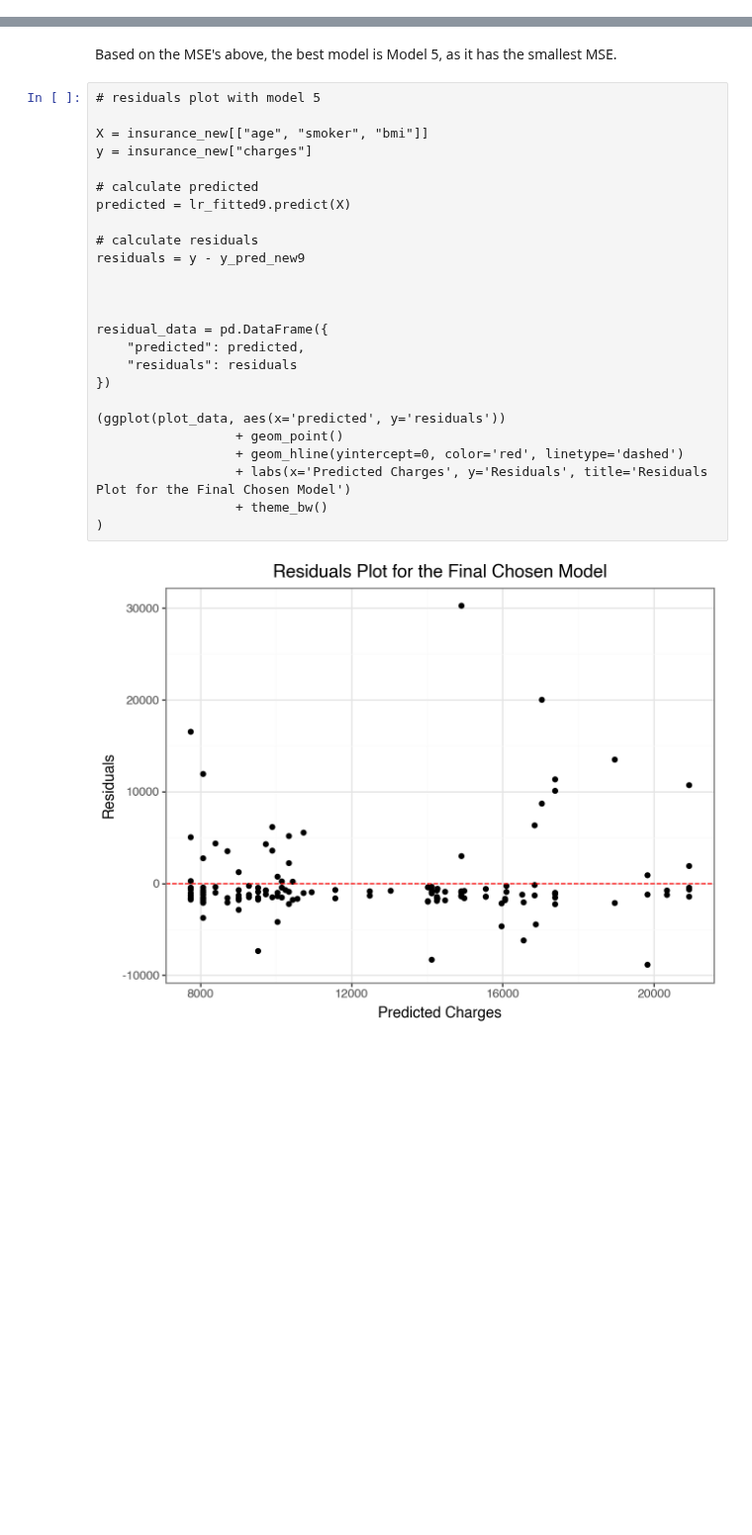
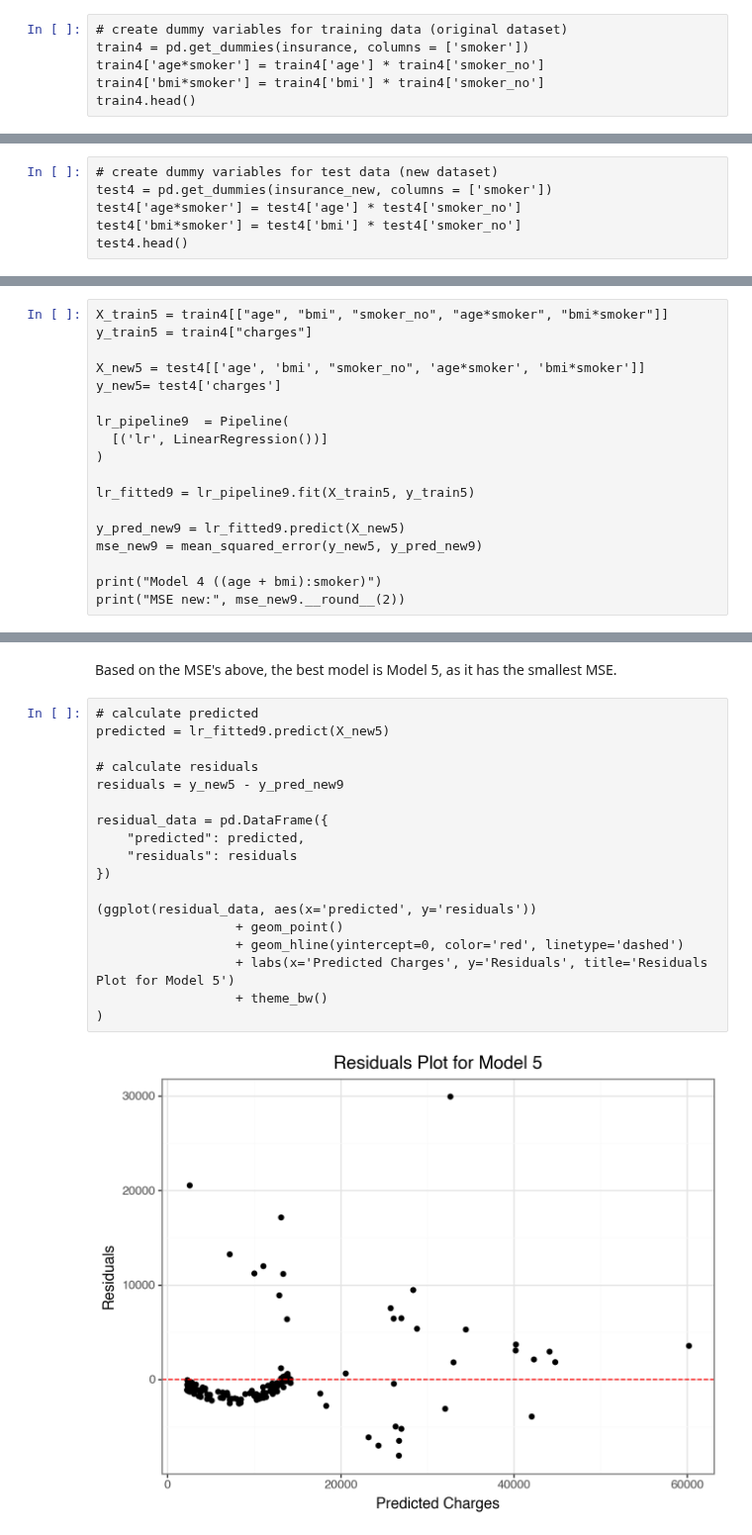
Before and after one commit to chloefeehan/GSB544, a Jupyter notebook: Labs/Lab5/Lab5.ipynb, the cells around one changed output, grey strips where cells are left out. Shown at 99% size. Drawn from its saved outputs; the diff is of its cells as text; blank space fills up the shorter version.

```diff
--- a/Labs/Lab5/Lab5.ipynb
+++ b/Labs/Lab5/Lab5.ipynb
@@ -677,0 +685,6 @@ MSE new: 21844434.59
+# %%
+# create dummy variables for training data (original dataset)
+train4 = pd.get_dummies(insurance, columns = ['smoker'])
+train4['age*smoker'] = train4['age'] * train4['smoker_no']
+train4['bmi*smoker'] = train4['bmi'] * train4['smoker_no']
+train4.head()
@@ -677,0 +698,6 @@ MSE new: 21844434.59
+# %%
+# create dummy variables for test data (new dataset)
+test4 = pd.get_dummies(insurance_new, columns = ['smoker'])
+test4['age*smoker'] = test4['age'] * test4['smoker_no']
+test4['bmi*smoker'] = test4['bmi'] * test4['smoker_no']
+test4.head()
@@ -717,0 +737,18 @@ MSE new: 21656457.87
+# %%
+X_train5 = train4[["age", "bmi", "smoker_no", "age*smoker", "bmi*smoker"]]
+y_train5 = train4["charges"]
+
+X_new5 = test4[['age', 'bmi', "smoker_no", 'age*smoker', 'bmi*smoker']]
+y_new5= test4['charges']
+
+lr_pipeline9  = Pipeline(
+  [('lr', LinearRegression())]
+)
+
+lr_fitted9 = lr_pipeline9.fit(X_train5, y_train5)
+
+y_pred_new9 = lr_fitted9.predict(X_new5)
+mse_new9 = mean_squared_error(y_new5, y_pred_new9)
+
+print("Model 4 ((age + bmi):smoker)")
+print("MSE new:", mse_new9.__round__(2))
@@ -737,29 +791,22 @@ Model 5 MSE:  21656457.866372813
 # %% [markdown]
 Based on the MSE's above, the best model is Model 5, as it has the smallest MSE.
 # %%
-# residuals plot with model 5
-
-X = insurance_new[["age", "smoker", "bmi"]]
-y = insurance_new["charges"]
-
 # calculate predicted
-predicted = lr_fitted9.predict(X)
+predicted = lr_fitted9.predict(X_new5)
 
 # calculate residuals
-residuals = y - y_pred_new9
-
-
+residuals = y_new5 - y_pred_new9
 
 residual_data = pd.DataFrame({
     "predicted": predicted,
     "residuals": residuals
 })
 
-(ggplot(plot_data, aes(x='predicted', y='residuals'))
+(ggplot(residual_data, aes(x='predicted', y='residuals'))
                   + geom_point()
                   + geom_hline(yintercept=0, color='red', linetype='dashed')
-                  + labs(x='Predicted Charges', y='Residuals', title='Residuals Plot for the Final Chosen Model')
+                  + labs(x='Predicted Charges', y='Residuals', title='Residuals Plot for Model 5')
                   + theme_bw()
 )
 # %% [output]
-[figure, old version]
+[figure, new version]
```
Also changed, not shown: parts of 35 cells of this notebook, 1 other file.
